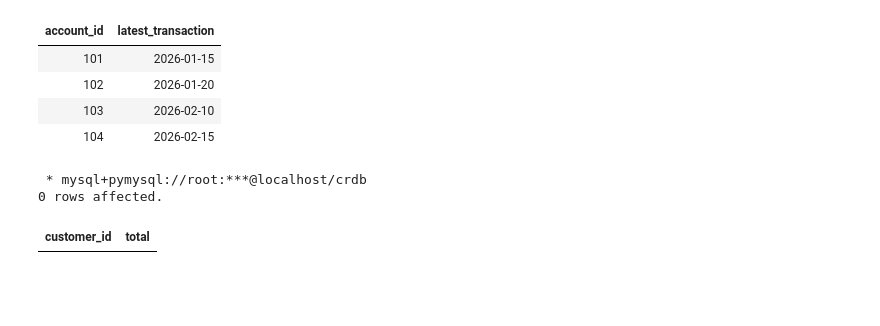
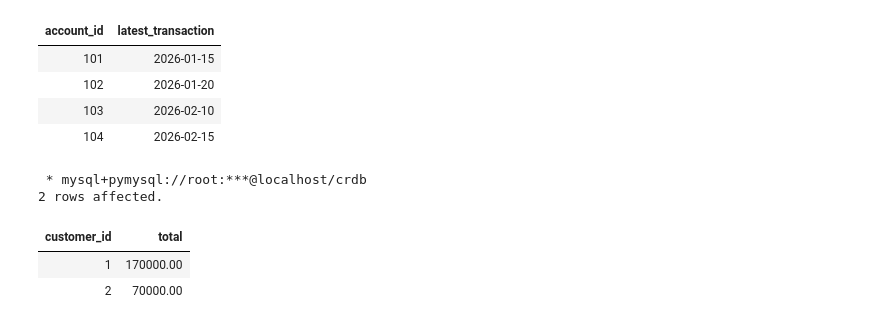
Before and after one commit to Maquiz1/interviews, a Jupyter notebook: crdb/data_integration_mysql/data-integration-mysql.ipynb, the cells around one changed output. Drawn from its saved outputs; the diff is of its cells as text; code cells hidden in the pictures; blank space fills up the shorter version.

```diff
--- a/crdb/data_integration_mysql/data-integration-mysql.ipynb
+++ b/crdb/data_integration_mysql/data-integration-mysql.ipynb
@@ -1105,16 +1105,18 @@ GROUP BY account_id;
 # %%
 %%sql
 SELECT
     c.customer_id,
     SUM(t.amount) AS total
 FROM Customers c
 LEFT JOIN Accounts a
 ON c.customer_id = a.customer_id
 LEFT JOIN Transactions t
 ON a.account_id = t.account_id
 GROUP BY c.customer_id
-HAVING SUM(t.amount) > 200000;
+HAVING SUM(t.amount) > 40000;
 # %% [output]
  * mysql+pymysql://root:***@localhost/crdb
-0 rows affected.
+2 rows affected.
 | customer_id | total |
+| 1 | 170000.00 |
+| 2 | 70000.00 |
```
